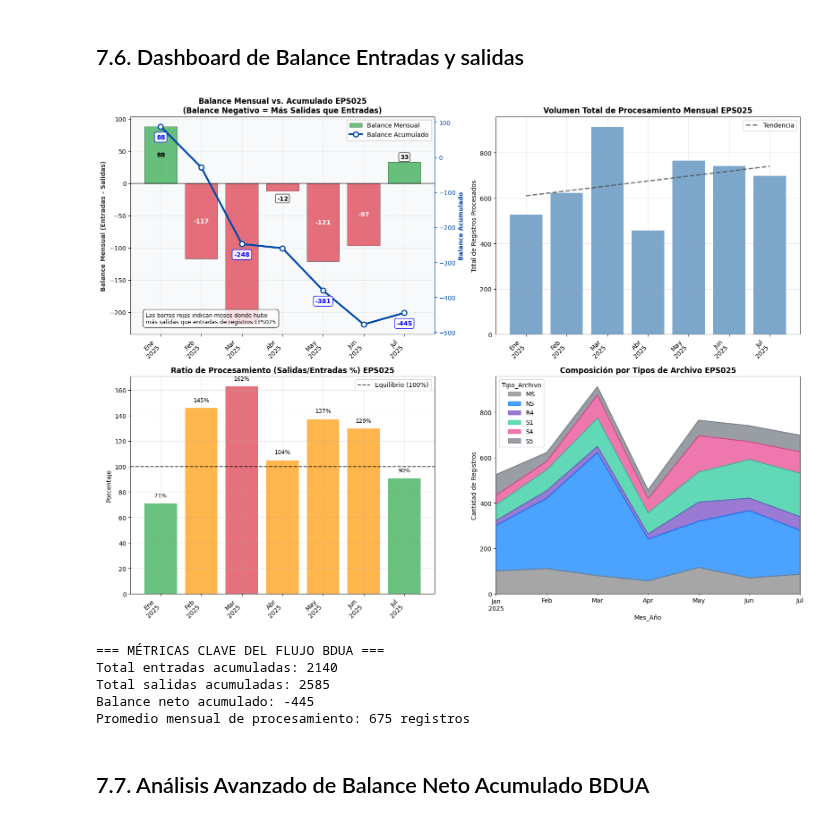
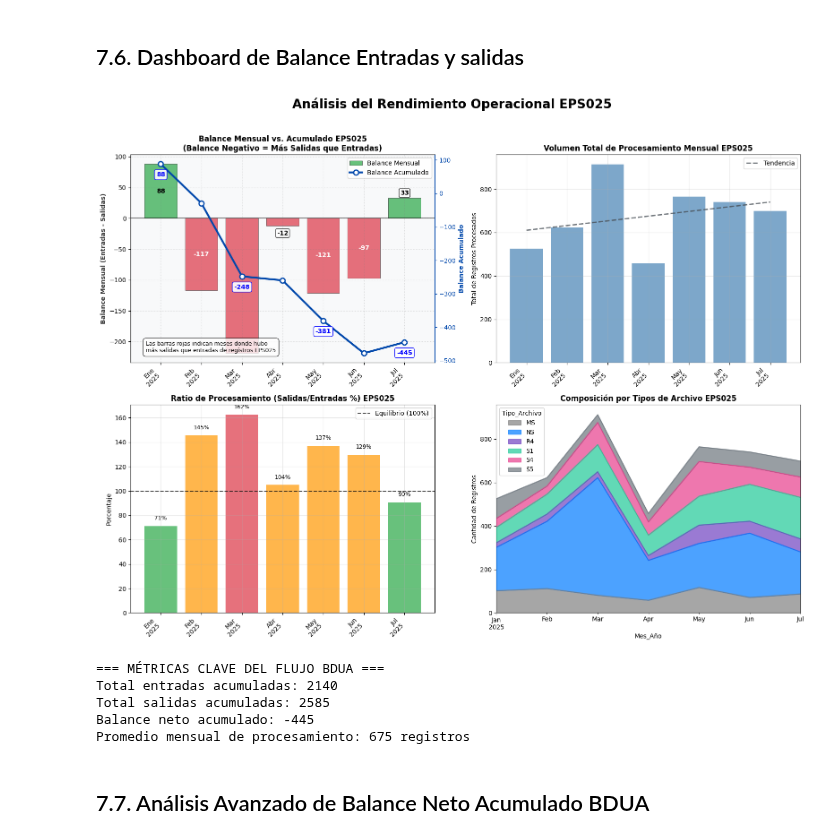
Before and after one commit to yesid95/capresoca-data-automation, a Jupyter notebook: notebooks/Aseguramiento/Estadisticas BDUA EPS025.ipynb, the cells around one changed output. Saved outputs shown, nothing was run; the diff lists cells and outputs as text; code cells hidden in the pictures.

Commit message:
Actualización estadisticas de ingresos y salidas de afilaidos, informe PDF autoamtico

```diff
--- a/notebooks/Aseguramiento/Estadisticas BDUA EPS025.ipynb
+++ b/notebooks/Aseguramiento/Estadisticas BDUA EPS025.ipynb
@@ -46,3 +32,17 @@ Regimen = "EPS025"
+# %%
+R_S4 = r"C:\Users\crist\OneDrive - uniminuto.edu\Capresoca\AlmostClear\Procesos BDUA\Subsidiados\Procesos BDUA EPS\S4\S4_consolidado_total.txt"
+R_R4 = r"C:\Users\crist\OneDrive - uniminuto.edu\Capresoca\AlmostClear\Procesos BDUA\Subsidiados\Procesos BDUA EPS\R4\R4_consolidado_total.txt"
+R_S5 = r"C:\Users\crist\OneDrive - uniminuto.edu\Capresoca\AlmostClear\Procesos BDUA\Subsidiados\Procesos BDUA EPS\S5\S5 TXT\S5_consolidado.txt"
+R_S1_AUTO = r"C:\Users\crist\OneDrive - uniminuto.edu\Capresoca\AlmostClear\Procesos BDUA\Subsidiados\Procesos BDUA EPS\Automatico-S1\All-AUTO-S1.txt"
+R_MS = r"C:\Users\crist\OneDrive - uniminuto.edu\Capresoca\AlmostClear\Procesos BDUA\Subsidiados\Procesos BDUA EPS\MS\MS Validados\All_MS_VAL.TXT"
+R_NS = r"C:\Users\crist\OneDrive - uniminuto.edu\Capresoca\AlmostClear\Procesos BDUA\Subsidiados\Procesos BDUA EPS\NS\NS validado\all-NS-VAL.txt"
+R_NS_Municipios = r"C:\Users\crist\OneDrive - uniminuto.edu\Capresoca\AlmostClear\Procesos BDUA\Subsidiados\Novedades municipios\all-NS-VAL.txt"
+R_Maestro_ADRES = r"C:\Users\osmarrincon\OneDrive - uniminuto.edu\Capresoca\AlmostClear\Procesos BDUA\Subsidiados\Maestro\MS\MS_Unif_Maximo.txt"
+
+ano = 2025
+Regimen = "EPS025"
+R_Salida_IMG = fr"C:\Users\crist\OneDrive - uniminuto.edu\Capresoca\Estadisticas\Graficas\{Regimen}\{ano}"
+R_Salida = fr"C:\Users\crist\OneDrive - uniminuto.edu\Capresoca\Estadisticas\{ano} BDUA entradas y Salidas {Regimen}.TXT"
 # %% [markdown]
 # 3. Dataframes
 # %%
@@ -2140,7 +2172,16 @@ balance_mensual = df_Estadisticas.groupby(['Mes_Año', 'PROCESO']).size().unstac
 balance_mensual['BALANCE'] = balance_mensual.get('ENTRADA', 0) - balance_mensual.get('SALIDA', 0)
 balance_mensual['TOTAL_MOVIMIENTOS'] = balance_mensual.get('ENTRADA', 0) + balance_mensual.get('SALIDA', 0)
 
+# --- CREACIÓN DE LA FIGURA Y TÍTULO PRINCIPAL ---
 fig, ((ax1, ax2), (ax3, ax4)) = plt.subplots(2, 2, figsize=(16, 12))
+plt.tight_layout(pad=4.0) # Aumento el pad para más espacio
+
+fig.suptitle('Análisis del Rendimiento Operacional EPS025',
+             fontsize=20,
+             fontweight='bold',
+             y=1.02, # Posición vertical del título
+             ha='center') # Alineación horizontal
+# -----------------------------------------------
 
 # 1. GRÁFICO MEJORADO: KPI con balance mensual vs acumulado
 balance_mensual_neto = balance_mensual['ENTRADA'] - balance_mensual['SALIDA']
@@ -2238,34 +2279,39 @@ ax3.set_ylabel('Porcentaje')
 ax3.legend()
 ax3.grid(True, alpha=0.3)
 
 # 4. Tipos de archivo más procesados por período
 top_tipos = df_Estadisticas['Tipo_Archivo'].value_counts().head(6)
 tipos_timeline = df_Estadisticas[df_Estadisticas['Tipo_Archivo'].isin(top_tipos.index)]
 tipos_monthly = tipos_timeline.groupby(['Mes_Año', 'Tipo_Archivo']).size().unstack(fill_value=0)
 
 tipos_monthly.plot(kind='area', ax=ax4, alpha=0.7, stacked=True,
                    color=[colores_archivos.get(c, 'gray') for c in tipos_monthly.columns])
 ax4.set_title(f'Composición por Tipos de Archivo {Regimen}', fontweight='bold', fontsize=12)
 ax4.set_ylabel('Cantidad de Registros')
 
 labels = [f"{spanish_abbr[period.month]}\n{period.year}" for period in balance_mensual.index.to_timestamp()]
 for ax in [ax1, ax2, ax3]:
     ax.set_xticks(range(len(balance_mensual)))
     ax.set_xticklabels(labels, rotation=45, ha='right')
 
+# Guardar la imagen
+nombre_archivo = f"Análisis del Rendimiento Operacional BDUA {Regimen}.png"
+ruta_completa = os.path.join(R_Salida_IMG, nombre_archivo)
+plt.savefig(ruta_completa, dpi=300, bbox_inches='tight', facecolor='white')
+
 plt.tight_layout()
 plt.show()
 
 if 'flujo_acum' not in locals():
     flujo_acum = balance_mensual[['ENTRADA', 'SALIDA']].cumsum()
 
 print("\n=== MÉTRICAS CLAVE DEL FLUJO BDUA ===")
 print(f"Total entradas acumuladas: {int(flujo_acum['ENTRADA'].iloc[-1])}")
 print(f"Total salidas acumuladas: {int(flujo_acum['SALIDA'].iloc[-1])}")
 print(f"Balance neto acumulado: {int(balance_acumulado.iloc[-1])}")
 print(f"Promedio mensual de procesamiento: {int(balance_mensual['TOTAL_MOVIMIENTOS'].mean())} registros")
 # %% [output]
-[figure, old version]
+[figure, new version]
 === MÉTRICAS CLAVE DEL FLUJO BDUA ===
 Total entradas acumuladas: 2140
 Total salidas acumuladas: 2585
```
Also changed, not shown: parts of 14 cells of this notebook, 3 other files.
